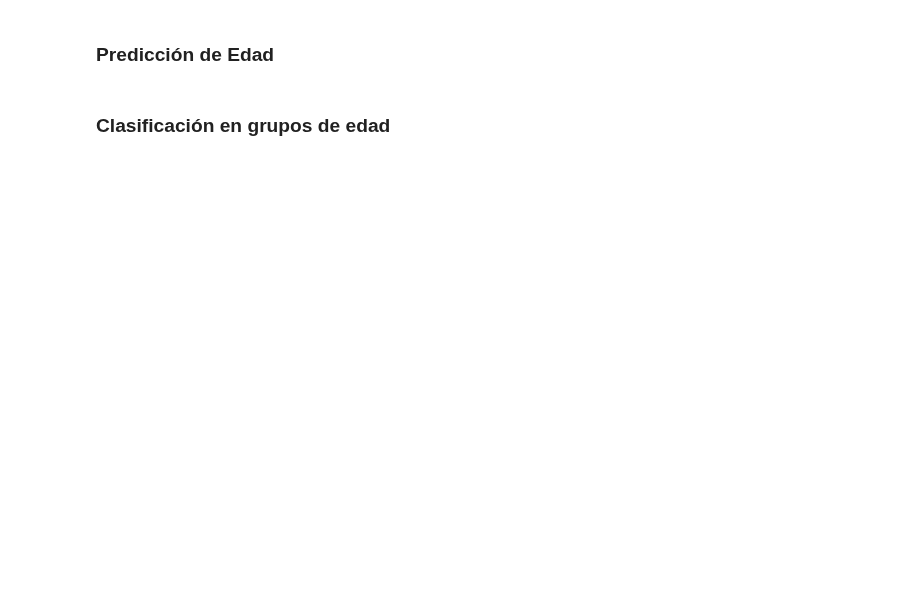
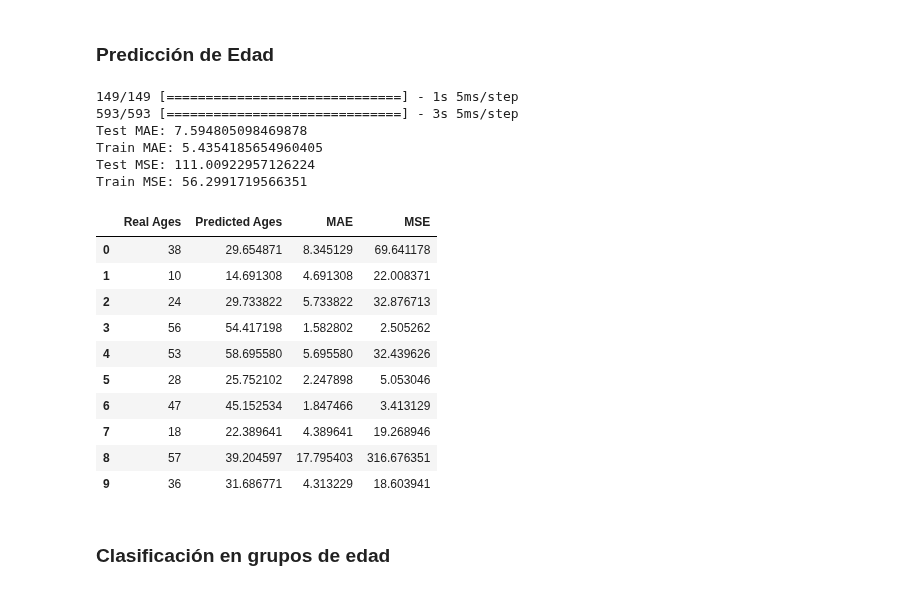
Before and after one commit to danib08/Reconocimiento-de-Patrones, a Jupyter notebook: Proyecto2.ipynb, the cells around one changed output. Drawn from its saved outputs; the diff is of its cells as text; code cells hidden in the pictures; blank space fills up the shorter version.

```diff
--- a/Proyecto2.ipynb
+++ b/Proyecto2.ipynb
@@ -522,17 +569,20 @@ results
 ### Entrenamiento
 # %%
 cnn1_bilat = Sequential([
-    Conv2D(32, kernel_size=(3, 3), activation='relu', input_shape=(128, 128)), #TODO: change to (128, 128, 1)
-    MaxPooling2D(pool_size=(2, 2)),
-    Conv2D(64, kernel_size=(3, 3), activation='relu'),
-    MaxPooling2D(pool_size=(2, 2)),
-    Conv2D(128, kernel_size=(3, 3), activation='relu'),
-    MaxPooling2D(pool_size=(2, 2)), #TODO: add a 256 layer
+    Conv2D(32, (3, 3), activation="relu", input_shape=(128, 128, 1)),
+    MaxPooling2D((2, 2)),
+    Conv2D(64, (3, 3), activation="relu"),
+    MaxPooling2D((2, 2)),
+    Conv2D(128, (3, 3), activation="relu"),
+    MaxPooling2D((2, 2)),
+    Conv2D(265, (3, 3), activation="relu"),
+    MaxPooling2D((2, 2)),
     Flatten(),
-    Dense(128, activation='relu'),
-    Dense(1, activation='linear')
+    Dense(265, activation="relu"),
+    Dropout(0.3),
+    Dense(1, activation="linear")
 ])
+
 optimizer = Adam(learning_rate=0.0001)
 cnn1_bilat.compile(optimizer=optimizer, loss='mean_squared_error', metrics=['mae'])
-
-history = cnn1_bilat.fit(X_train_bilat, y_train_bilat, validation_split=0.2, epochs=100, batch_size=64)
+history = cnn1_bilat.fit(X_train_bilat, y_train_bilat, validation_split=0.2, epochs=10, batch_size=8)
@@ -553,16 +627,41 @@ plt.legend()
 y_pred = cnn1_bilat.predict(X_test_bilat)
 y_pred_train = cnn1_bilat.predict(X_train_bilat)
 
-test_mae = mean_absolute_error(y_test_bilat, y_pred)
-train_mae = mean_absolute_error(y_train_bilat, y_pred_train)
+cnn1_bilat_test_mae = mean_absolute_error(y_test_bilat, y_pred)
+cnn1_bilat_train_mae = mean_absolute_error(y_train_bilat, y_pred_train)
+cnn1_bilat_test_mse = mean_squared_error(y_test_bilat, y_pred)
+cnn1_bilat_train_mse = mean_squared_error(y_train_bilat, y_pred_train)
 
-print(f"Test MAE: {test_mae}")
-print(f"Train MAE: {train_mae}")
+print(f"Test MAE: {cnn1_bilat_test_mae}")
+print(f"Train MAE: {cnn1_bilat_train_mae}")
+print(f"Test MSE: {cnn1_bilat_test_mse}")
+print(f"Train MSE: {cnn1_bilat_train_mse}")
+# %% [output]
+149/149 [==============================] - 1s 5ms/step
+593/593 [==============================] - 3s 5ms/step
+Test MAE: 7.594805098469878
+Train MAE: 5.4354185654960405
+Test MSE: 111.00922957126224
+Train MSE: 56.2991719566351
 # %%
 df_test = pd.DataFrame()
 df_test['Real Ages'] = y_test_bilat
 df_test['Predicted Ages'] = y_pred
+df_test['MAE'] = abs(df_test['Real Ages'] - df_test['Predicted Ages'])
+df_test['MSE'] = (df_test['Real Ages'] - df_test['Predicted Ages'])**2
 df_test.head(10)
+# %% [output]
+|  | Real Ages | Predicted Ages | MAE | MSE |
+| 0 | 38 | 29.654871 | 8.345129 | 69.641178 |
+| 1 | 10 | 14.691308 | 4.691308 | 22.008371 |
+| 2 | 24 | 29.733822 | 5.733822 | 32.876713 |
+| 3 | 56 | 54.417198 | 1.582802 | 2.505262 |
+| 4 | 53 | 58.695580 | 5.695580 | 32.439626 |
+| 5 | 28 | 25.752102 | 2.247898 | 5.053046 |
+| 6 | 47 | 45.152534 | 1.847466 | 3.413129 |
+| 7 | 18 | 22.389641 | 4.389641 | 19.268946 |
+| 8 | 57 | 39.204597 | 17.795403 | 316.676351 |
+| 9 | 36 | 31.686771 | 4.313229 | 18.603941 |
 # %% [markdown]
 ### Clasificación en grupos de edad
 # %%
```
Also changed, not shown: parts of 14 cells of this notebook.
